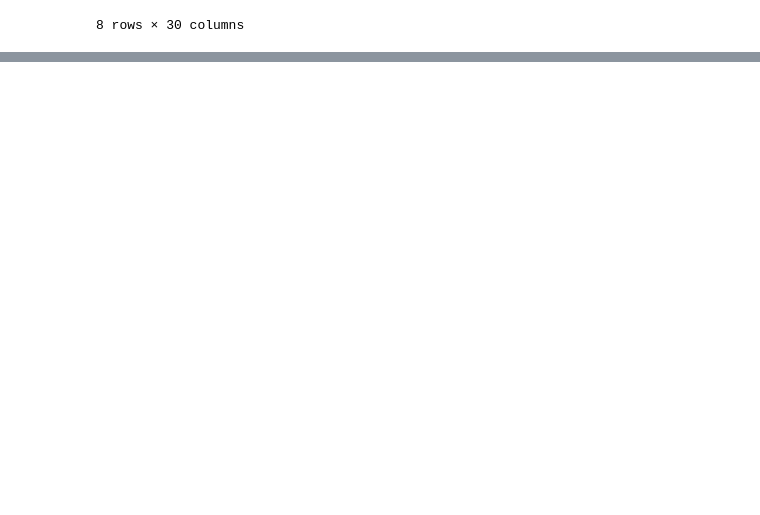
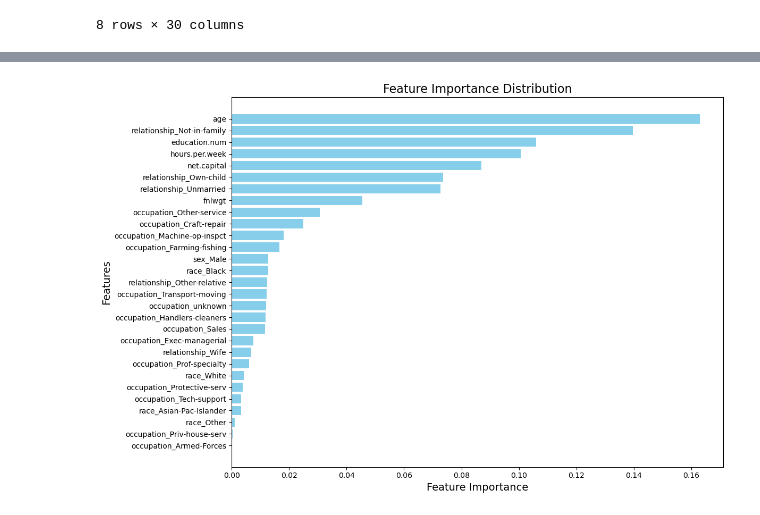
Before and after one commit to adrianzyla/annual_income_analysis, a Jupyter notebook: annual_income_analysis_ania.ipynb, the cells around one changed output, grey strips where cells are left out. Saved outputs shown, nothing was run; the diff lists cells and outputs as text; code cells hidden in the pictures; blank space fills up the shorter version.

```diff
--- a/annual_income_analysis_ania.ipynb
+++ b/annual_income_analysis_ania.ipynb
@@ -883,0 +935,11 @@ Dokładność na zbiorze testowym: 0.8404125390147917
+# %%
+feature_importances = best_model.feature_importances_
+feature_names = X_train.columns
+
+
+importance_df = pd.DataFrame({
+    'Cecha': feature_names,
+    'Ważność': feature_importances
+}).sort_values(by='Ważność', ascending=False)
+
+print(importance_df[:10])
@@ -883,0 +958,11 @@ Dokładność na zbiorze testowym: 0.8404125390147917
+# %%
+plt.figure(figsize=(12, 8))
+plt.barh(importance_df['Cecha'], importance_df['Ważność'], color='skyblue')
+plt.xlabel('Feature Importance', fontsize=14)
+plt.ylabel('Features', fontsize=14)
+plt.title('Feature Importance Distribution', fontsize=16)
+plt.gca().invert_yaxis()  # Reverse the order to display the most important feature at the top
+plt.tight_layout()
+plt.show()
+# %% [output]
+[figure, added]
```
Also changed, not shown: parts of 45 cells of this notebook.
